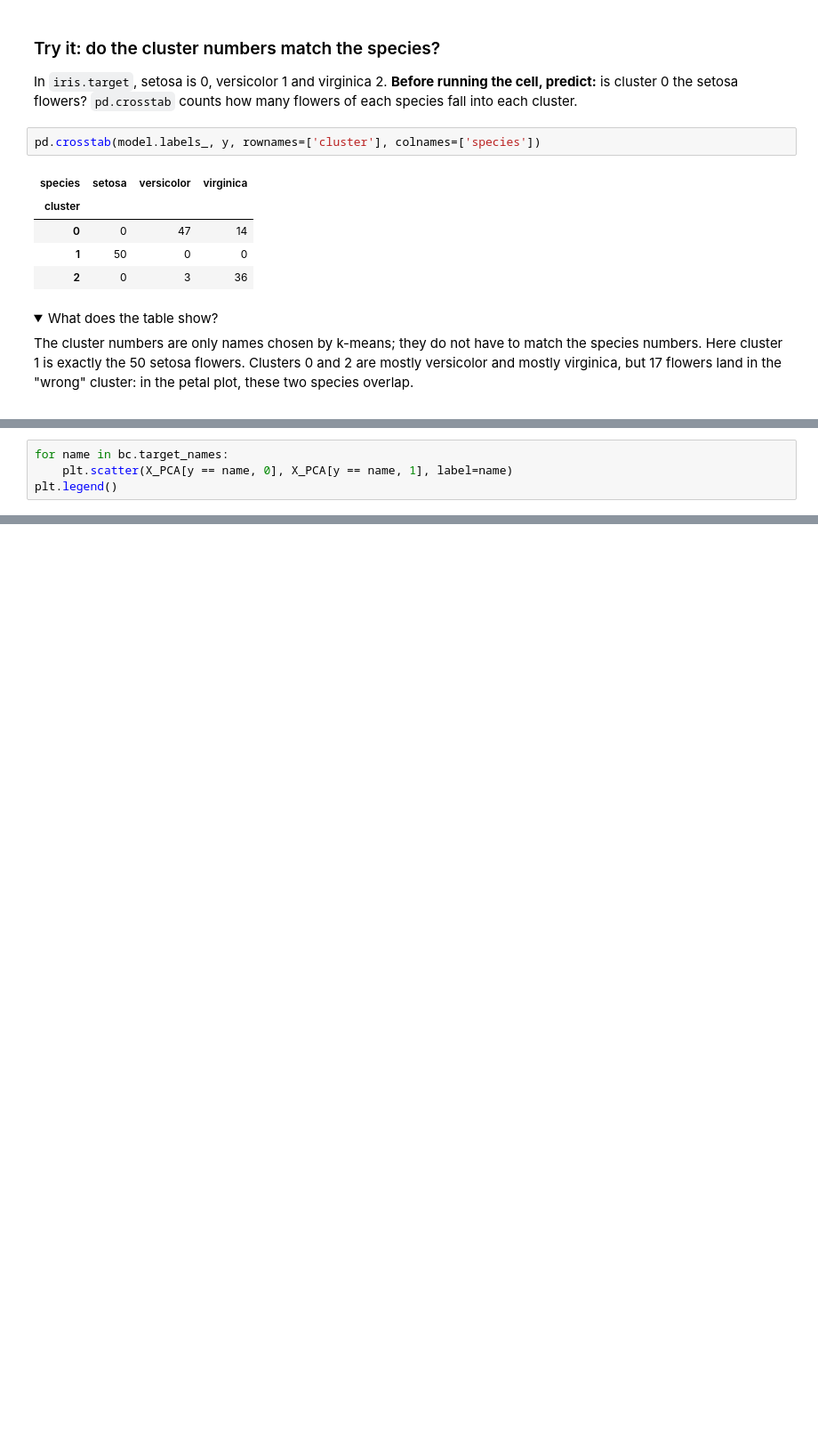
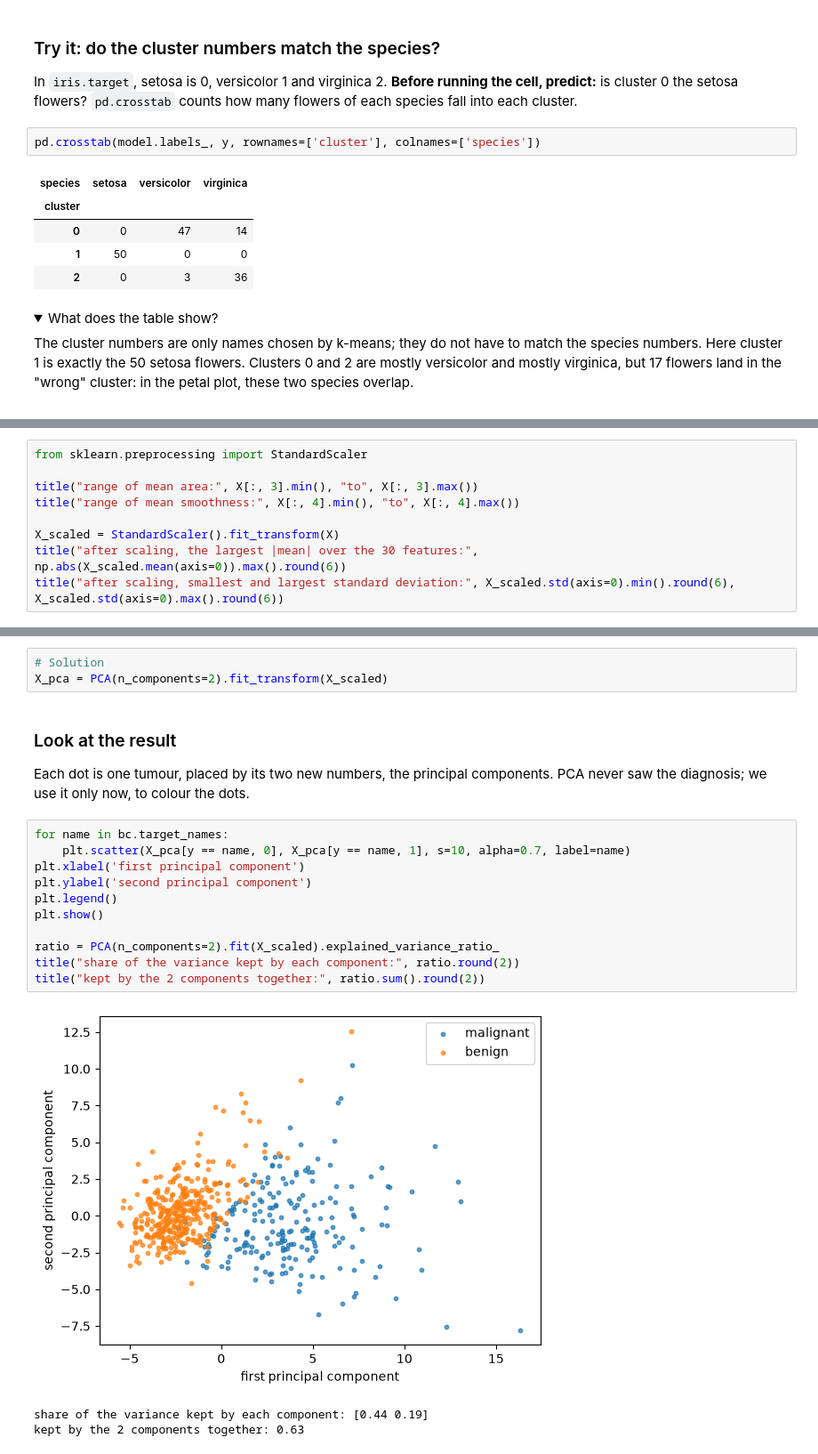
Before and after one commit to yundaqwe/Software-Project, a Jupyter notebook: scikit_learn.ipynb, the cells around one changed output, grey strips where cells are left out. Shown at 89% size. Drawn from its saved outputs; the diff is of its cells as text; folded sections open; blank space fills up the shorter version.

```diff
--- a/scikit_learn.ipynb
+++ b/scikit_learn.ipynb
@@ -700,4 +616,0 @@ pd.DataFrame(data = X_PCA, columns = ['pc_1', 'pc_2'])
-# %%
-for name in bc.target_names:
-    plt.scatter(X_PCA[y == name, 0], X_PCA[y == name, 1], label=name)
-plt.legend()
@@ -706,0 +642,9 @@ plt.legend()
+# %%
+from sklearn.preprocessing import StandardScaler
+
+title("range of mean area:", X[:, 3].min(), "to", X[:, 3].max())
+title("range of mean smoothness:", X[:, 4].min(), "to", X[:, 4].max())
+
+X_scaled = StandardScaler().fit_transform(X)
+title("after scaling, the largest |mean| over the 30 features:", np.abs(X_scaled.mean(axis=0)).max().round(6))
+title("after scaling, smallest and largest standard deviation:", X_scaled.std(axis=0).min().round(6), X_scaled.std(axis=0).max().round(6))
@@ -706,0 +678,22 @@ plt.legend()
+# %%
+# Solution
+X_pca = PCA(n_components=2).fit_transform(X_scaled)
+# %% [markdown]
+### Look at the result
+
+Each dot is one tumour, placed by its two new numbers, the principal components. PCA never saw the diagnosis; we use it only now, to colour the dots.
+# %%
+for name in bc.target_names:
+    plt.scatter(X_pca[y == name, 0], X_pca[y == name, 1], s=10, alpha=0.7, label=name)
+plt.xlabel('first principal component')
+plt.ylabel('second principal component')
+plt.legend()
+plt.show()
+
+ratio = PCA(n_components=2).fit(X_scaled).explained_variance_ratio_
+title("share of the variance kept by each component:", ratio.round(2))
+title("kept by the 2 components together:", ratio.sum().round(2))
+# %% [output]
+[figure, added]
+share of the variance kept by each component: [0.44 0.19]
+kept by the 2 components together: 0.63
```
Also changed, not shown: parts of 30 cells of this notebook.
